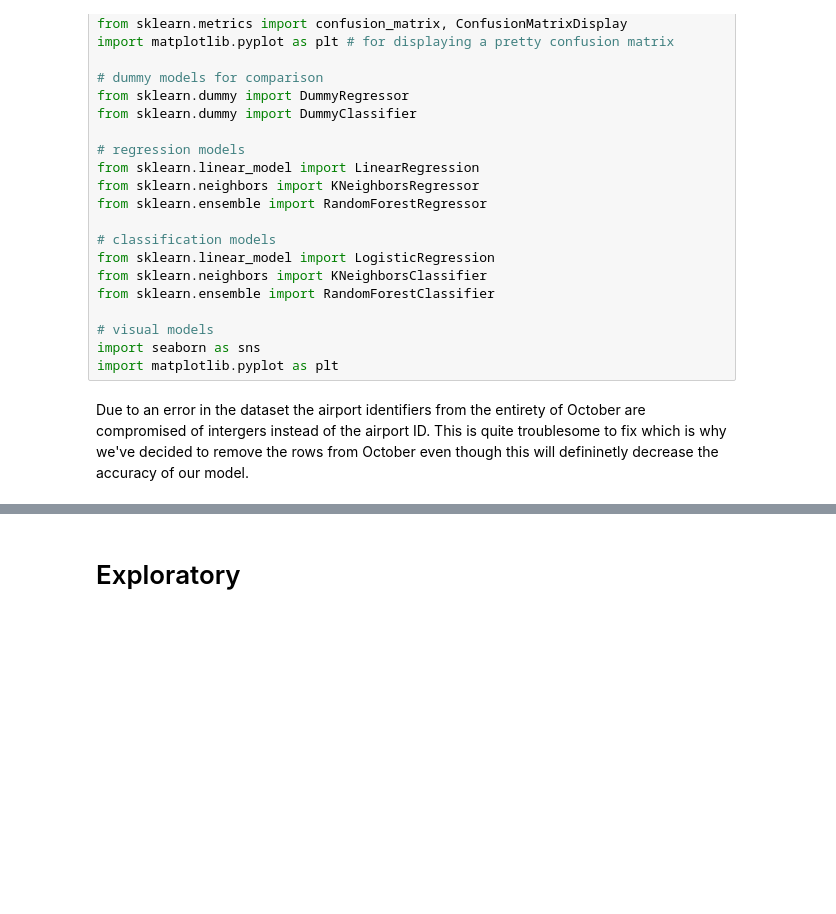
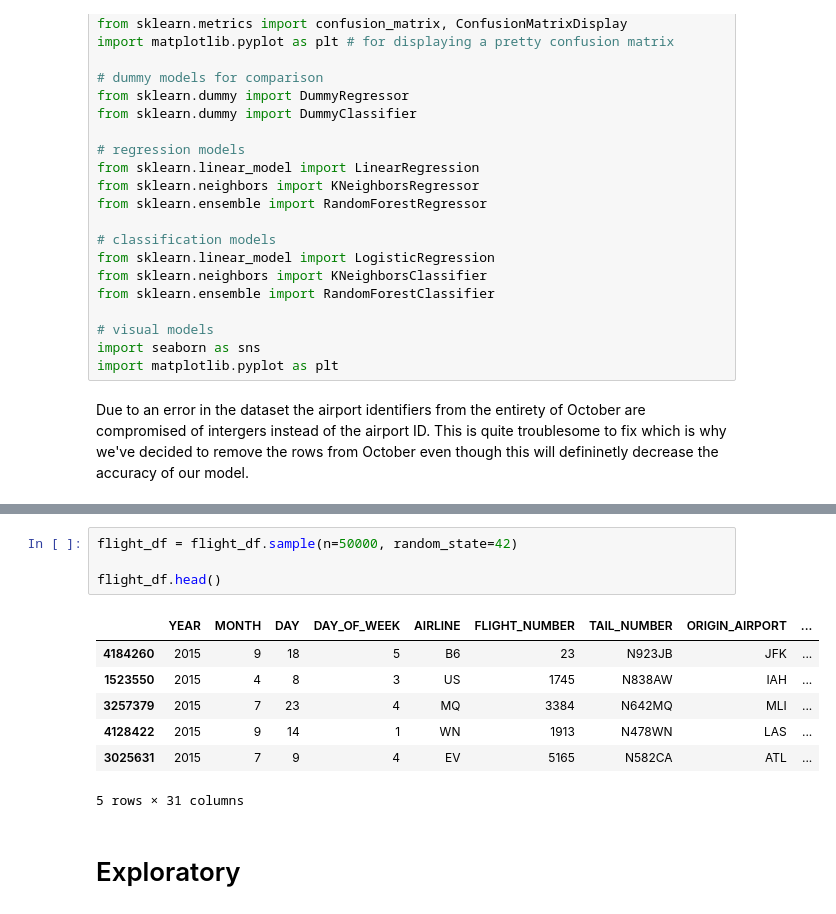
Before and after one commit to Draztrazz/BigDataProject, a Jupyter notebook: Preprocessing_fr.ipynb, the cells around one changed output, grey strips where cells are left out. Cells and saved outputs as stored; diff of their text form; blank space fills up the shorter version.

```diff
--- a/Preprocessing_fr.ipynb
+++ b/Preprocessing_fr.ipynb
@@ -39,3 +59,15 @@ flight_df = pd.read_csv('flights.csv', dtype={'DESTINATION_AIRPORT': str, 'ORIGI
+# %%
+flight_df = flight_df.sample(n=50000, random_state=42)
+
+flight_df.head()
+# %% [output]
+|  | YEAR | MONTH | DAY | DAY_OF_WEEK | AIRLINE | FLIGHT_NUMBER | TAIL_NUMBER | ORIGIN_AIRPORT | ... |
+| 4184260 | 2015 | 9 | 18 | 5 | B6 | 23 | N923JB | JFK | ... |
+| 1523550 | 2015 | 4 | 8 | 3 | US | 1745 | N838AW | IAH | ... |
+| 3257379 | 2015 | 7 | 23 | 4 | MQ | 3384 | N642MQ | MLI | ... |
+| 4128422 | 2015 | 9 | 14 | 1 | WN | 1913 | N478WN | LAS | ... |
+| 3025631 | 2015 | 7 | 9 | 4 | EV | 5165 | N582CA | ATL | ... |
+5 rows × 31 columns
 # %% [markdown]
 # Exploratory
 # %%
```
Also changed, not shown: parts of 10 cells of this notebook.
